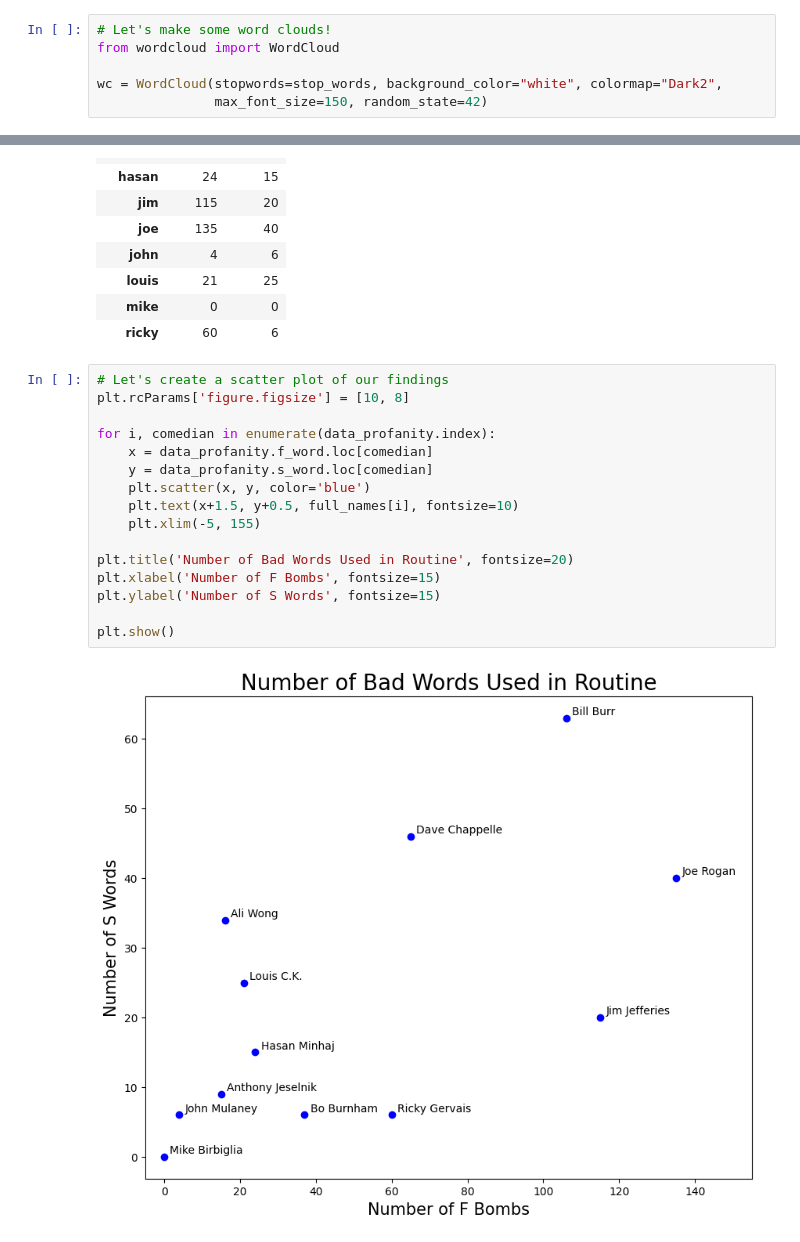
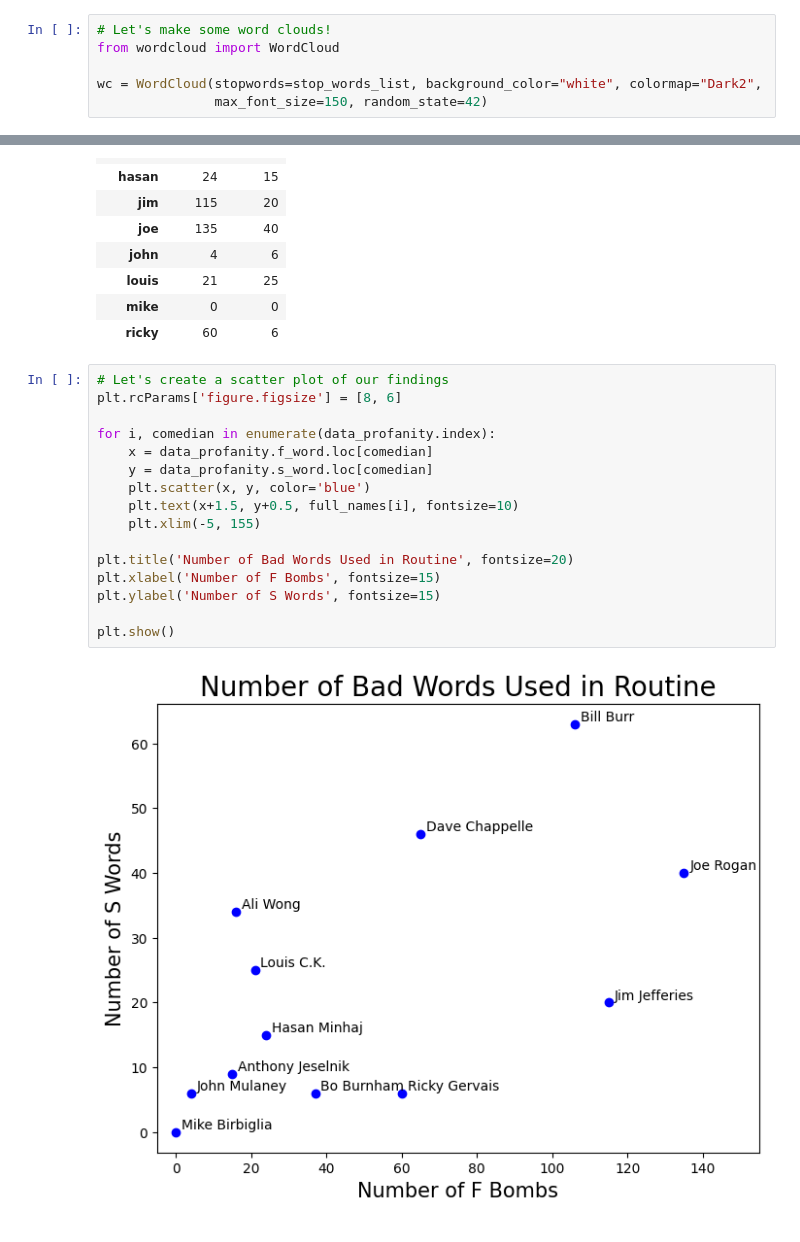
Before and after one commit to robinyUArizona/Transformers-for-NLP-and-Large-Language-Models, a Jupyter notebook: src/basic_nlp_alice_zhao/2-Exploratory Data Analysis.ipynb, the cells around one changed output, grey strips where cells are left out. Saved outputs shown, nothing was run; the diff lists cells and outputs as text.

```diff
--- a/src/basic_nlp/2-Exploratory Data Analysis.ipynb
+++ b/src/basic_nlp_alice_zhao/2-Exploratory Data Analysis.ipynb
@@ -165,7 +164,7 @@ data_stop.to_pickle("dtm_stop.pkl")
 # Let's make some word clouds!
 from wordcloud import WordCloud
 
-wc = WordCloud(stopwords=stop_words, background_color="white", colormap="Dark2",
+wc = WordCloud(stopwords=stop_words_list, background_color="white", colormap="Dark2",
                max_font_size=150, random_state=42)
 # %%
 # Reset the output dimensions
@@ -325,19 +341,19 @@ data_profanity
 | ricky | 60 | 6 |
 # %%
 # Let's create a scatter plot of our findings
-plt.rcParams['figure.figsize'] = [10, 8]
+plt.rcParams['figure.figsize'] = [8, 6]
 
 for i, comedian in enumerate(data_profanity.index):
     x = data_profanity.f_word.loc[comedian]
     y = data_profanity.s_word.loc[comedian]
     plt.scatter(x, y, color='blue')
     plt.text(x+1.5, y+0.5, full_names[i], fontsize=10)
     plt.xlim(-5, 155)
 
 plt.title('Number of Bad Words Used in Routine', fontsize=20)
 plt.xlabel('Number of F Bombs', fontsize=15)
 plt.ylabel('Number of S Words', fontsize=15)
 
 plt.show()
 # %% [output]
-[figure, old version]
+[figure, new version]
```
Also changed, not shown: parts of 9 cells of this notebook, 22 other files.
